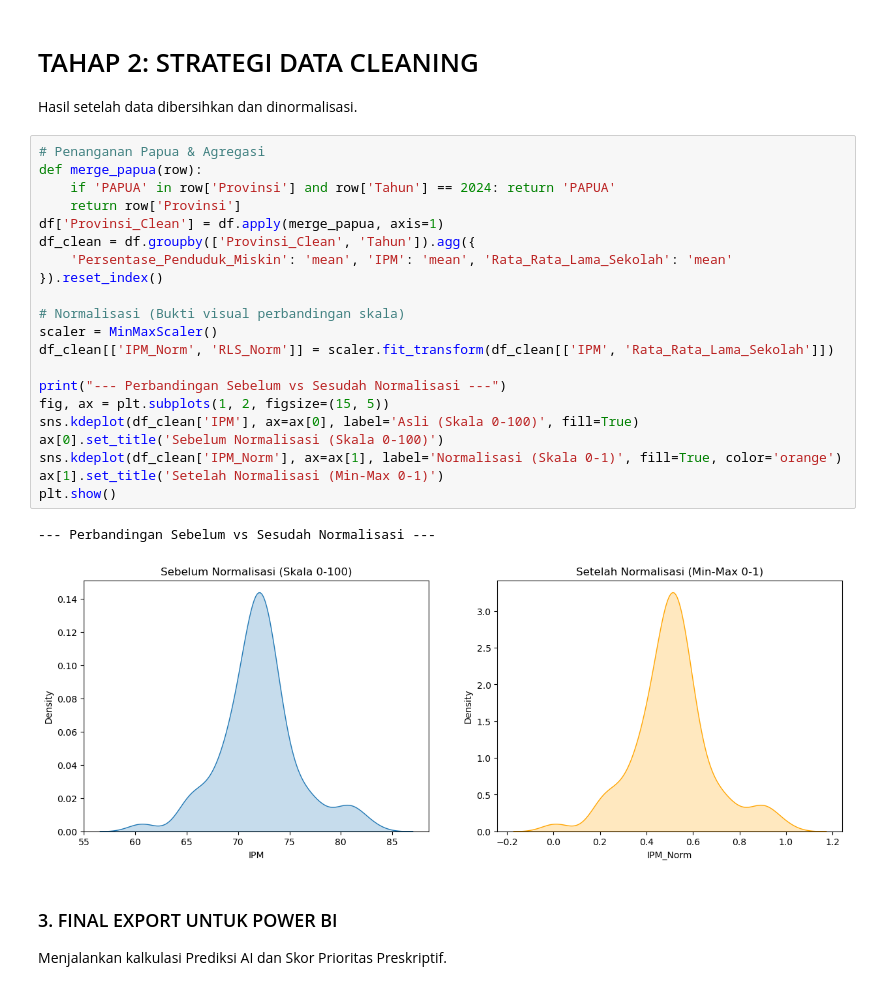
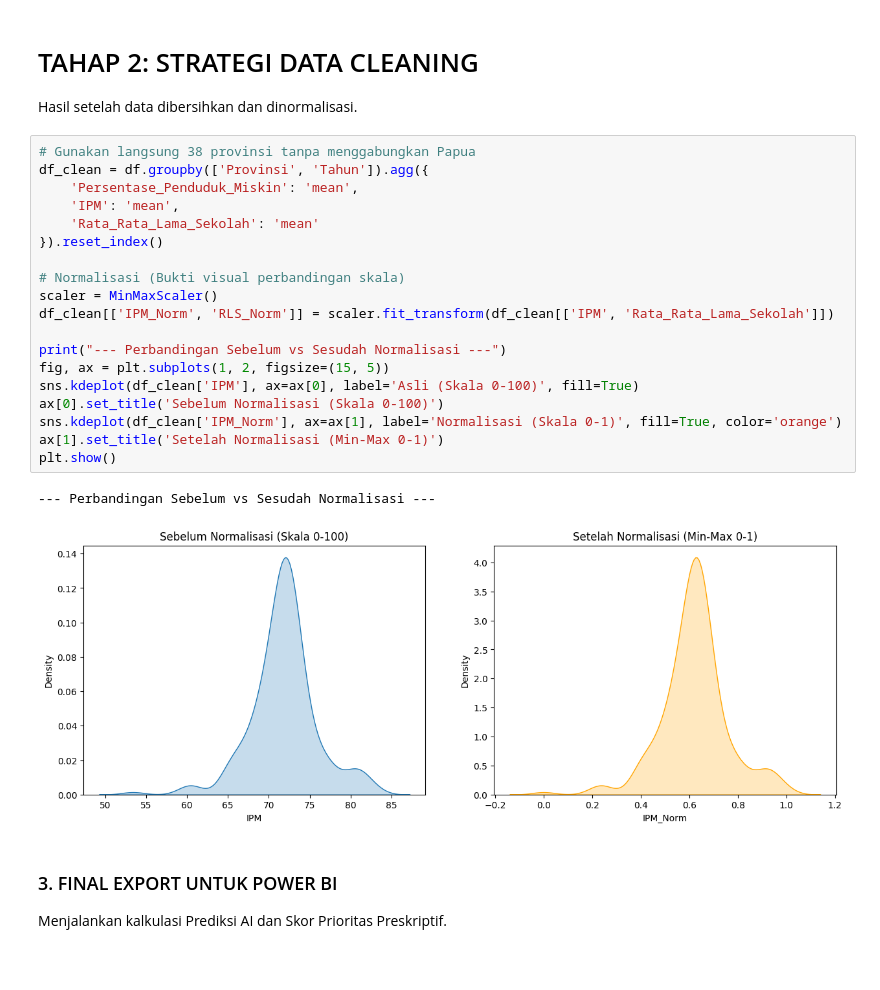
Before and after one commit to Daalleee/Project-BI, a Jupyter notebook: Analisis_Kemiskinan.ipynb, the cells around one changed output. Cells and saved outputs as stored; diff of their text form; blank space fills up the shorter version.

```diff
--- a/Analisis_Kemiskinan.ipynb
+++ b/Analisis_Kemiskinan.ipynb
@@ -56,29 +56,27 @@ dtype: int64
 # TAHAP 2: STRATEGI DATA CLEANING
 Hasil setelah data dibersihkan dan dinormalisasi.
 # %%
-# Penanganan Papua & Agregasi
-def merge_papua(row):
-    if 'PAPUA' in row['Provinsi'] and row['Tahun'] == 2024: return 'PAPUA'
-    return row['Provinsi']
-df['Provinsi_Clean'] = df.apply(merge_papua, axis=1)
-df_clean = df.groupby(['Provinsi_Clean', 'Tahun']).agg({
-    'Persentase_Penduduk_Miskin': 'mean', 'IPM': 'mean', 'Rata_Rata_Lama_Sekolah': 'mean'
+# Gunakan langsung 38 provinsi tanpa menggabungkan Papua
+df_clean = df.groupby(['Provinsi', 'Tahun']).agg({
+    'Persentase_Penduduk_Miskin': 'mean',
+    'IPM': 'mean',
+    'Rata_Rata_Lama_Sekolah': 'mean'
 }).reset_index()
 
 # Normalisasi (Bukti visual perbandingan skala)
 scaler = MinMaxScaler()
 df_clean[['IPM_Norm', 'RLS_Norm']] = scaler.fit_transform(df_clean[['IPM', 'Rata_Rata_Lama_Sekolah']])
 
 print("--- Perbandingan Sebelum vs Sesudah Normalisasi ---")
 fig, ax = plt.subplots(1, 2, figsize=(15, 5))
 sns.kdeplot(df_clean['IPM'], ax=ax[0], label='Asli (Skala 0-100)', fill=True)
 ax[0].set_title('Sebelum Normalisasi (Skala 0-100)')
 sns.kdeplot(df_clean['IPM_Norm'], ax=ax[1], label='Normalisasi (Skala 0-1)', fill=True, color='orange')
 ax[1].set_title('Setelah Normalisasi (Min-Max 0-1)')
 plt.show()
 # %% [output]
 --- Perbandingan Sebelum vs Sesudah Normalisasi ---
-[figure, old version]
+[figure, new version]
 # %% [markdown]
 ### 3. FINAL EXPORT UNTUK POWER BI
 Menjalankan kalkulasi Prediksi AI dan Skor Prioritas Preskriptif.
```
Also changed, not shown: parts of 1 cell of this notebook, 2 other files.
